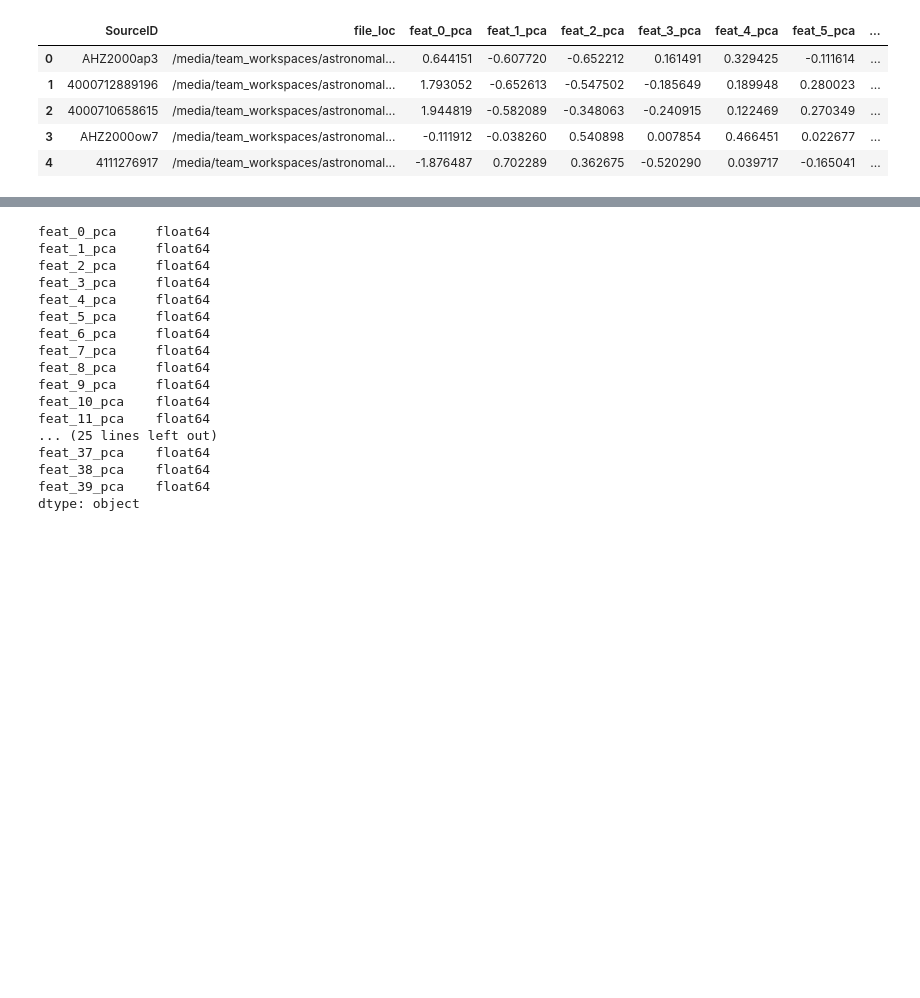
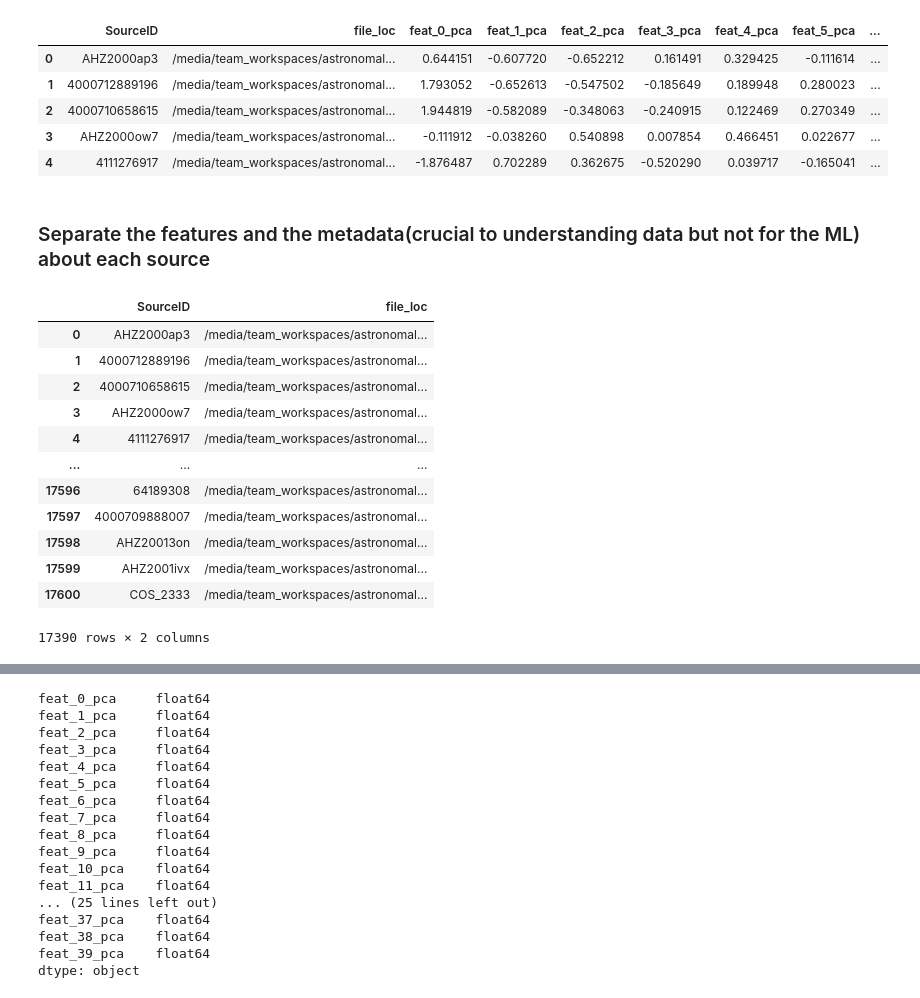
Before and after one commit to topollonaketsana/Galaxy-Classification, a Jupyter notebook: notebooks/Hubble_Project.ipynb, the cells around one changed output, grey strips where cells are left out. Drawn from its saved outputs; the diff is of its cells as text; code cells hidden in the pictures; blank space fills up the shorter version.

```diff
--- a/notebooks/Hubble_Project.ipynb
+++ b/notebooks/Hubble_Project.ipynb
@@ -205,0 +201,2 @@ features.drop(columns= ['SourceID', 'file_loc'], axis= 1, inplace= True)
+# %% [markdown]
+### Separate the features and the metadata(crucial to understanding data but not for the ML) about each source
@@ -206 +207,17 @@ features.drop(columns= ['SourceID', 'file_loc'], axis= 1, inplace= True)
+# %%
+metadata
+# %% [output]
+|  | SourceID | file_loc |
+| 0 | AHZ2000ap3 | /media/team_workspaces/astronomal... |
+| 1 | 4000712889196 | /media/team_workspaces/astronomal... |
+| 2 | 4000710658615 | /media/team_workspaces/astronomal... |
+| 3 | AHZ2000ow7 | /media/team_workspaces/astronomal... |
+| 4 | 4111276917 | /media/team_workspaces/astronomal... |
+| ... | ... | ... |
+| 17596 | 64189308 | /media/team_workspaces/astronomal... |
+| 17597 | 4000709888007 | /media/team_workspaces/astronomal... |
+| 17598 | AHZ20013on | /media/team_workspaces/astronomal... |
+| 17599 | AHZ2001ivx | /media/team_workspaces/astronomal... |
+| 17600 | COS_2333 | /media/team_workspaces/astronomal... |
+17390 rows × 2 columns
 # %%
```
Also changed, not shown: parts of 17 cells of this notebook.
